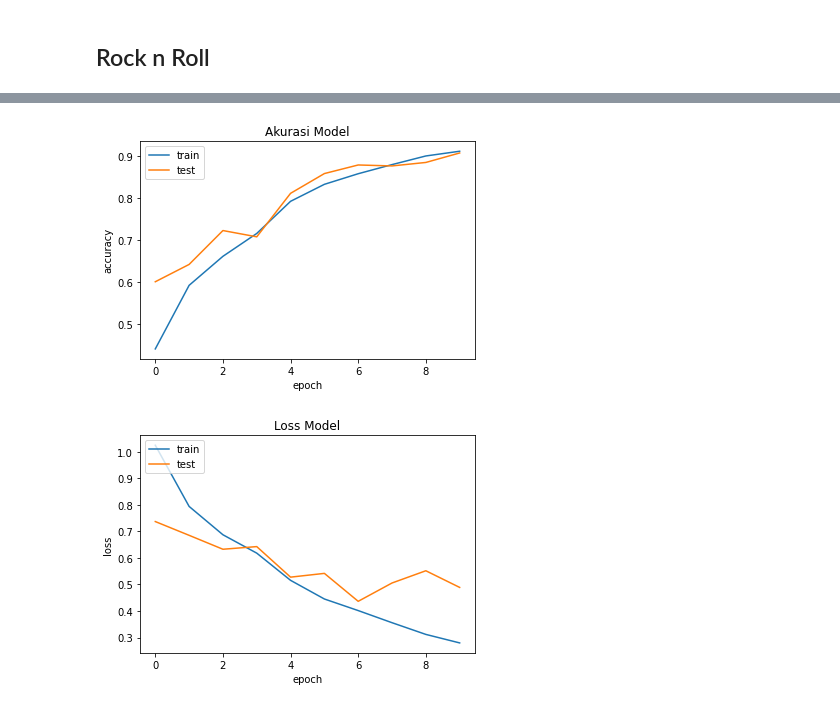
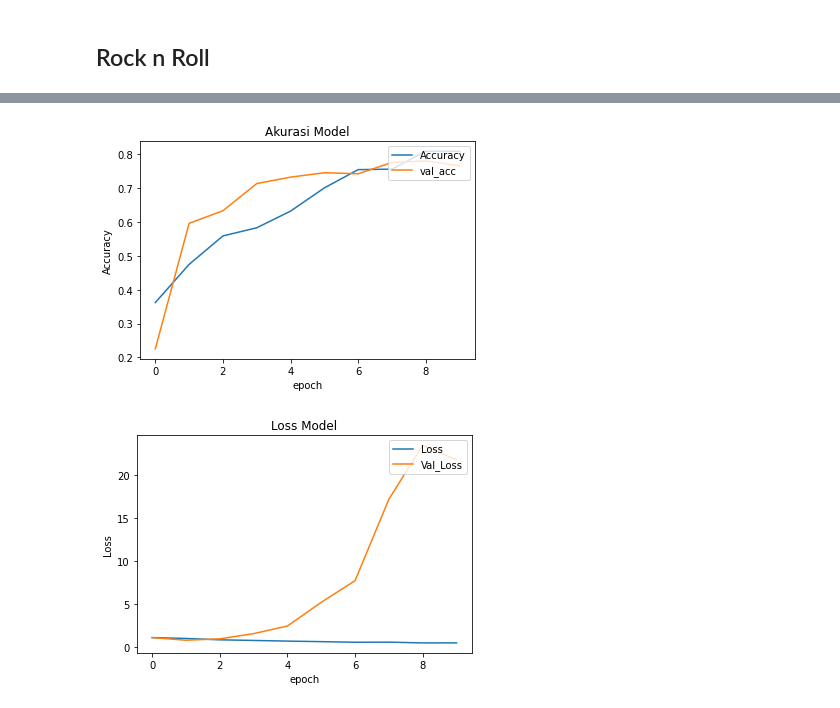
Before and after one commit to zanuarts/DataScience, a Jupyter notebook: text_segmentation.ipynb, the cells around one changed output, grey strips where cells are left out. Cells and saved outputs as stored; diff of their text form; code cells hidden in the pictures.

```diff
--- a/text_segmentation.ipynb
+++ b/text_segmentation.ipynb
@@ -251,0 +257,5 @@ df_baru
+# %%
+category = pd.get_dummies(test['ratings_category'])
+test = pd.concat([test, category], axis = 1)
+test = test.drop(['ratings_category'],  axis = 1)
+test
@@ -252,2 +276,8 @@ df_baru
+# %%
+x_train = train_data['review_text'].values.astype(str)
+y_train = train_data[['negative', 'neutral', 'positive']].values
+
+x_test = test['review_text'].values.astype(str)
+y_test = test[['negative', 'neutral', 'positive']].values
 # %% [markdown]
 ## Rock n Roll
@@ -257,6 +284,3 @@ category = df_baru[['negative','neutral','positive']].values
-# %%
-from sklearn.model_selection import train_test_split
-x_train, x_test, y_train, y_test = train_test_split (review, category, test_size = 0.2)
 # %%
 from tensorflow.keras.preprocessing.text import Tokenizer
 from tensorflow.keras.preprocessing.sequence import pad_sequences
@@ -273,11 +297,13 @@ padded_test = pad_sequences(seq_test)
 # %%
 import tensorflow as tf
 model = tf.keras.Sequential([
-    tf.keras.layers.Embedding(input_dim = 10000, output_dim = 16),
-    tf.keras.layers.LSTM(128),
+    tf.keras.layers.Embedding(input_dim = 10000, output_dim = 64),
+    tf.keras.layers.LSTM(64),
     tf.keras.layers.Dense(64, activation = 'relu'),
     tf.keras.layers.Dropout(0.8),
     tf.keras.layers.Dense(32, activation = 'relu'),
+    tf.keras.layers.Dropout(0.8),
+    tf.keras.layers.Dense(16, activation = 'relu'),
     tf.keras.layers.Dropout(0.8),
     tf.keras.layers.Dense(3, activation = 'softmax')
 ])
@@ -341,19 +367,19 @@ Epoch 10/10
 plt.plot(history.history['accuracy'])
 plt.plot(history.history['val_accuracy'])
 plt.title('Akurasi Model')
-plt.ylabel('accuracy')
+plt.ylabel('Accuracy')
 plt.xlabel('epoch')
-plt.legend(['train', 'test'], loc = 'upper left')
+plt.legend(['Accuracy', 'val_acc'], loc = 'upper right')
 plt.show()
 # %% [output]
-[figure, old version]
+[figure, new version]
 # %%
 plt.plot(history.history['loss'])
 plt.plot(history.history['val_loss'])
 plt.title('Loss Model')
-plt.ylabel('loss')
+plt.ylabel('Loss')
 plt.xlabel('epoch')
-plt.legend(['train', 'test'], loc = 'upper left')
+plt.legend(['Loss', 'Val_Loss'], loc = 'upper right')
 plt.show()
 # %% [output]
-[figure, old version]
+[figure, new version]
```
Also changed, not shown: parts of 15 cells of this notebook, 2 other files.
